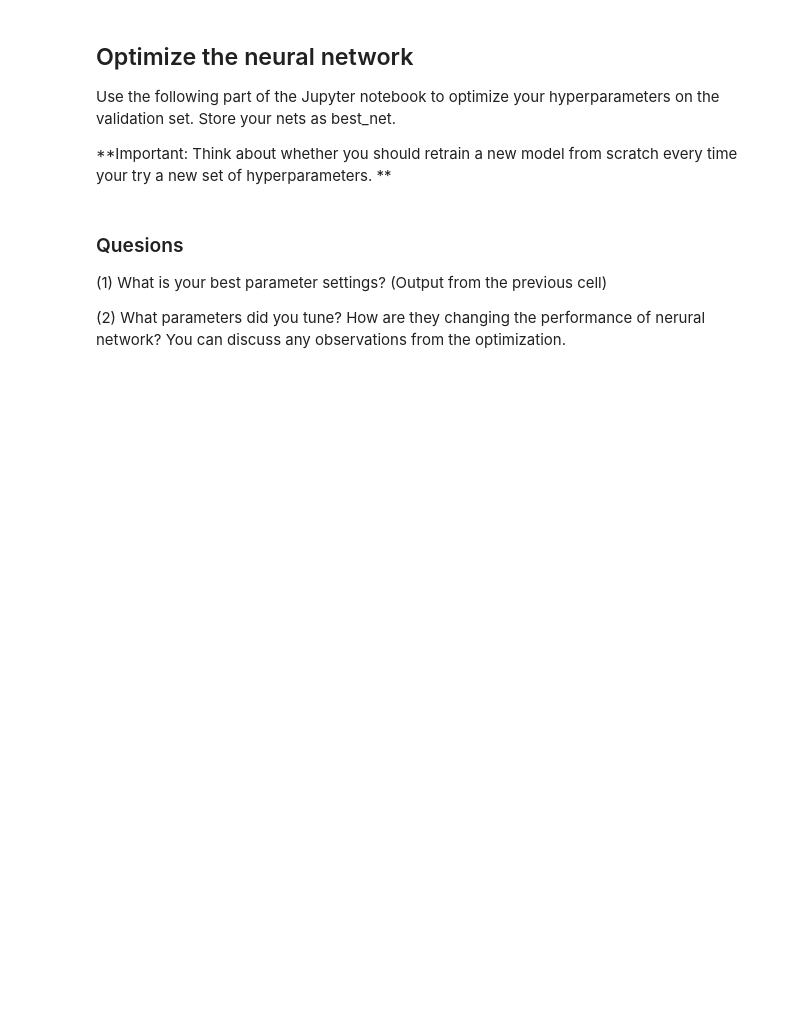
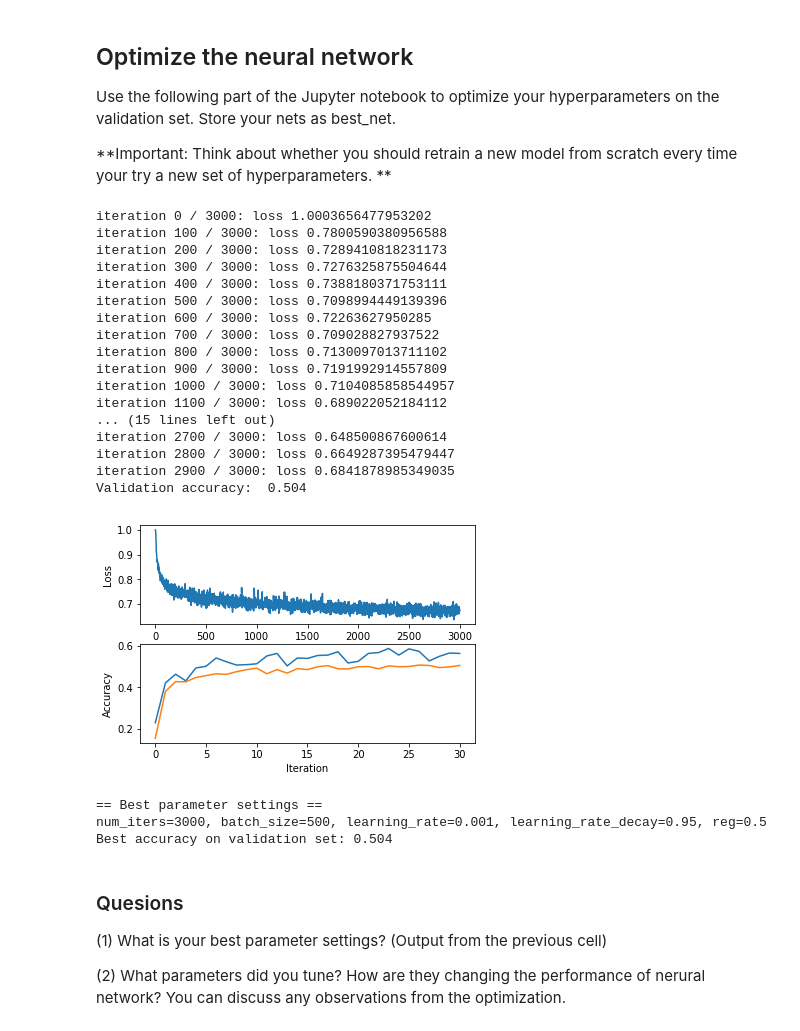
Before and after one commit to michaelwu756/CS145, a Jupyter notebook: hw3/toy_nn.ipynb, the cells around one changed output. Drawn from its saved outputs; the diff is of its cells as text; code cells hidden in the pictures; blank space fills up the shorter version.

```diff
--- a/hw3/toy_nn.ipynb
+++ b/hw3/toy_nn.ipynb
@@ -280,3 +305,61 @@ print("Best accuracy on validation set: {}".format(best_valacc))
+# %%
+best_net = None # store the best model into this
+
+input_size = 32 * 32 * 3 # do not change
+hidden_size = 50 # do not change
+num_classes = 10 # do not change
+best_valacc = 0 # do not change
+
+net = TwoLayerNet(input_size, hidden_size, num_classes)
+stats = net.train(X_train, y_train, X_val, y_val,
+        num_iters=3000, batch_size=500,
+        learning_rate=0.001, learning_rate_decay=0.95,
+        reg=0.5, verbose=True)
+
+val_acc = (net.predict(X_val) == y_val).mean()
+print('Validation accuracy: ', val_acc)
+if val_acc > best_valacc:
+    best_valacc = val_acc
+    best_net = net
+
+plt.subplot(2, 1, 1)
+plt.plot(stats['loss_history'])
+plt.xlabel('Iteration')
+plt.ylabel('Loss')
+
+plt.subplot(2, 1, 2)
+plt.plot(stats['train_acc_history'], label='train')
+plt.plot(stats['val_acc_history'], label='val')
+plt.xlabel('Iteration')
+plt.ylabel('Accuracy')
+
+plt.show()
+
+print("== Best parameter settings ==")
+print("num_iters=3000, batch_size=500, learning_rate=0.001, learning_rate_decay=0.95, reg=0.5")
+print("Best accuracy on validation set: {}".format(best_valacc))
+# %% [output]
+iteration 0 / 3000: loss 1.0003656477953202
+iteration 100 / 3000: loss 0.7800590380956588
+iteration 200 / 3000: loss 0.7289410818231173
+iteration 300 / 3000: loss 0.7276325875504644
+iteration 400 / 3000: loss 0.7388180371753111
+iteration 500 / 3000: loss 0.7098994449139396
+iteration 600 / 3000: loss 0.72263627950285
+iteration 700 / 3000: loss 0.709028827937522
+iteration 800 / 3000: loss 0.7130097013711102
+iteration 900 / 3000: loss 0.7191992914557809
+iteration 1000 / 3000: loss 0.7104085858544957
+iteration 1100 / 3000: loss 0.689022052184112
+... (15 lines left out)
+iteration 2700 / 3000: loss 0.648500867600614
+iteration 2800 / 3000: loss 0.6649287395479447
+iteration 2900 / 3000: loss 0.6841878985349035
+Validation accuracy:  0.504
+[figure, added]
+== Best parameter settings ==
+num_iters=3000, batch_size=500, learning_rate=0.001, learning_rate_decay=0.95, reg=0.5
+Best accuracy on validation set: 0.504
 # %% [markdown]
 ### Quesions
 
```
Also changed, not shown: parts of 20 cells of this notebook, 1 other file.
